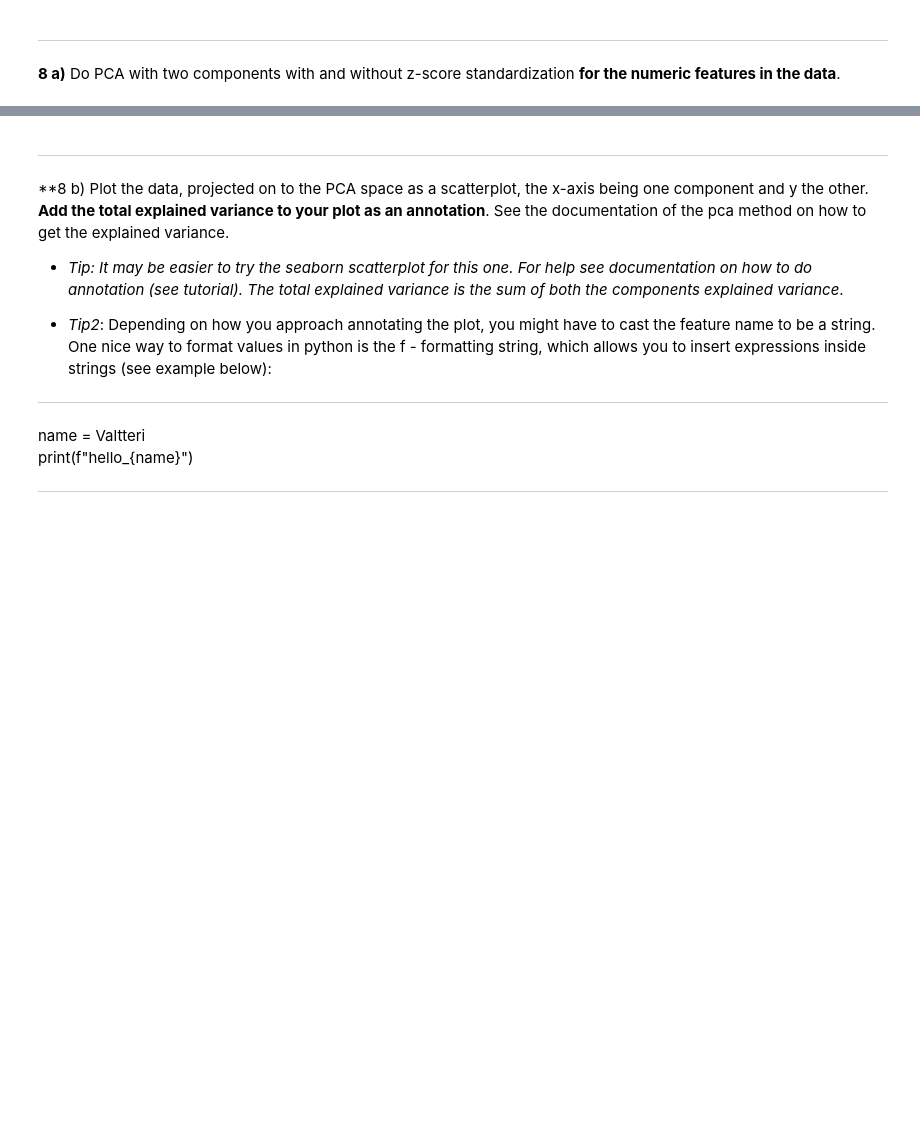
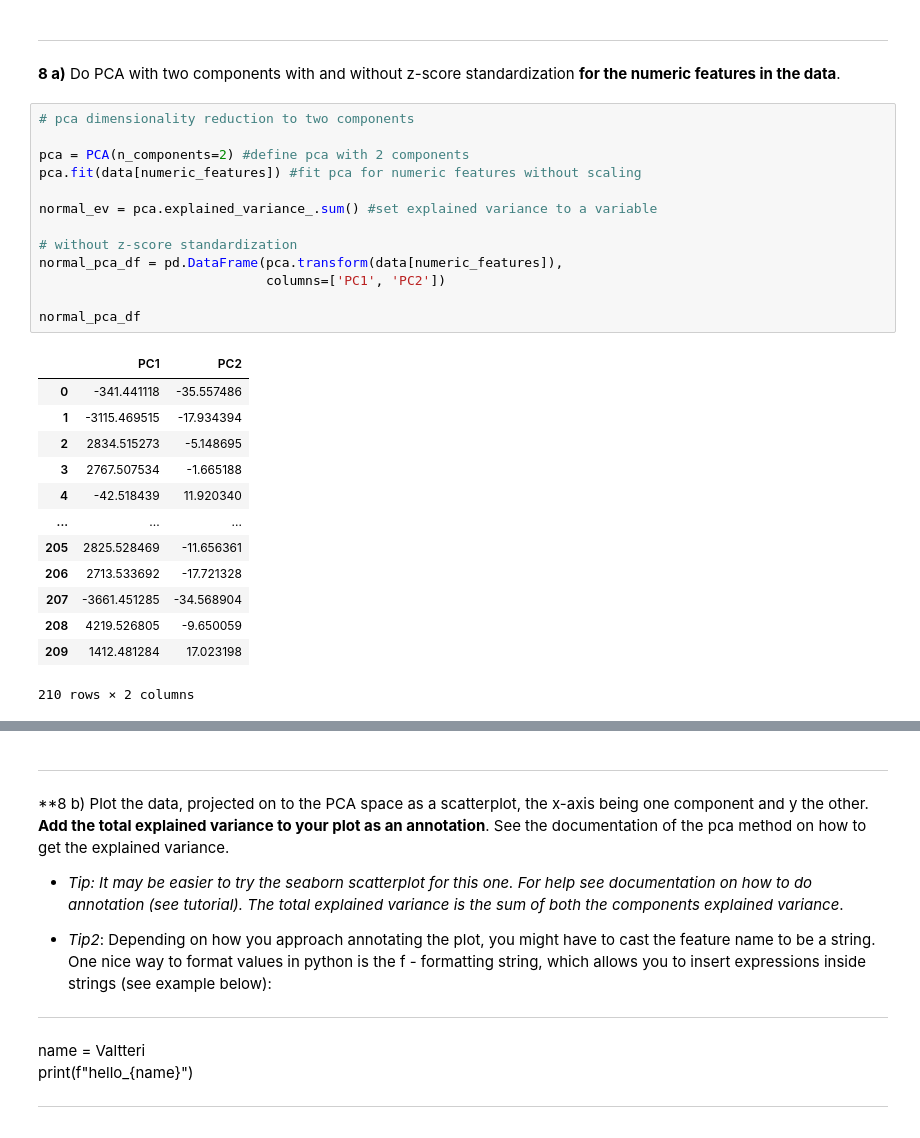
Before and after one commit to konstanyman/DAKD-E1, a Jupyter notebook: Konsta_Nyman_DAKD_2023_exercise_1.ipynb, the cells around one changed output, grey strips where cells are left out. Cells and saved outputs as stored; diff of their text form; blank space fills up the shorter version.

```diff
--- a/Konsta_Nyman_DAKD_2023_exercise_1.ipynb
+++ b/Konsta_Nyman_DAKD_2023_exercise_1.ipynb
@@ -648,3 +648,30 @@ ____________
 # %% [markdown]
 -------------
 **8 a)** Do PCA with two components with and without z-score standardization **for the numeric features in the data**.
+# %%
+# pca dimensionality reduction to two components
+
+pca = PCA(n_components=2) #define pca with 2 components
+pca.fit(data[numeric_features]) #fit pca for numeric features without scaling
+
+normal_ev = pca.explained_variance_.sum() #set explained variance to a variable
+
+# without z-score standardization
+normal_pca_df = pd.DataFrame(pca.transform(data[numeric_features]),
+                             columns=['PC1', 'PC2'])
+
+normal_pca_df
+# %% [output]
+|  | PC1 | PC2 |
+| 0 | -341.441118 | -35.557486 |
+| 1 | -3115.469515 | -17.934394 |
+| 2 | 2834.515273 | -5.148695 |
+| 3 | 2767.507534 | -1.665188 |
+| 4 | -42.518439 | 11.920340 |
+| ... | ... | ... |
+| 205 | 2825.528469 | -11.656361 |
+| 206 | 2713.533692 | -17.721328 |
+| 207 | -3661.451285 | -34.568904 |
+| 208 | 4219.526805 | -9.650059 |
+| 209 | 1412.481284 | 17.023198 |
+210 rows × 2 columns
```
Also changed, not shown: parts of 16 cells of this notebook.
